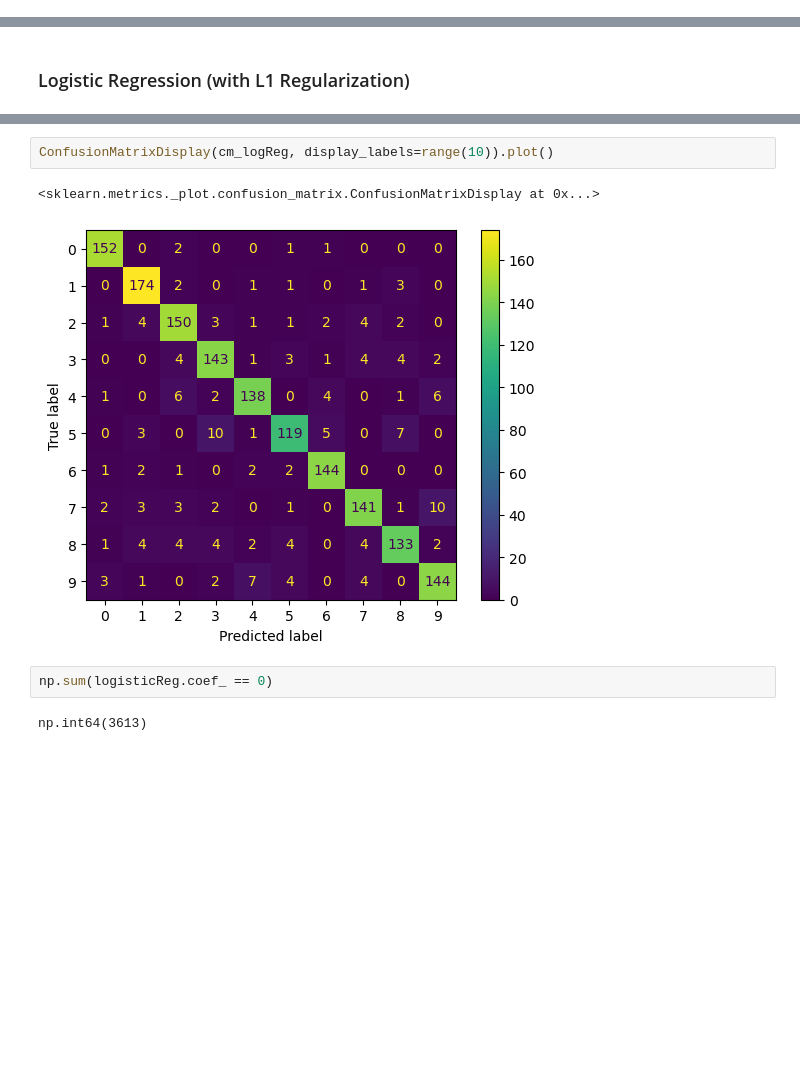
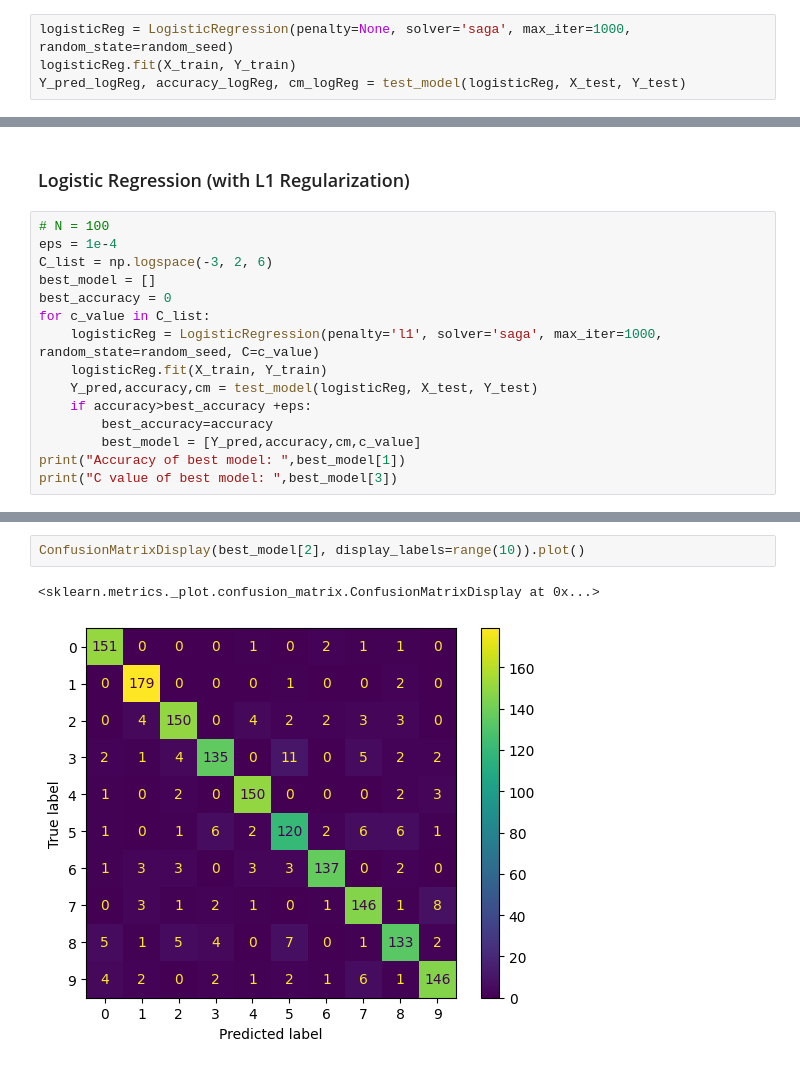
Before and after one commit to ThomasPrins1/MachineLearning_EE, a Jupyter notebook: Project_CE_IMG/project_notebook.ipynb, the cells around one changed output, grey strips where cells are left out. Cells and saved outputs as stored; diff of their text form; blank space fills up the shorter version.

```diff
--- a/Project_CE_IMG/project_notebook.ipynb
+++ b/Project_CE_IMG/project_notebook.ipynb
@@ -137,0 +142,4 @@ def test_model (model,X,Y):
+# %%
+logisticReg = LogisticRegression(penalty=None, solver='saga', max_iter=1000, random_state=random_seed)
+logisticReg.fit(X_train, Y_train)
+Y_pred_logReg, accuracy_logReg, cm_logReg = test_model(logisticReg, X_test, Y_test)
@@ -138,2 +180,17 @@ def test_model (model,X,Y):
 # %% [markdown]
 ### Logistic Regression (with L1 Regularization)
+# %%
+# N = 100
+eps = 1e-4
+C_list = np.logspace(-3, 2, 6)
+best_model = []
+best_accuracy = 0
+for c_value in C_list:
+	logisticReg = LogisticRegression(penalty='l1', solver='saga', max_iter=1000, random_state=random_seed, C=c_value)
+	logisticReg.fit(X_train, Y_train)
+	Y_pred,accuracy,cm = test_model(logisticReg, X_test, Y_test)
+	if accuracy>best_accuracy +eps:
+		best_accuracy=accuracy
+		best_model = [Y_pred,accuracy,cm,c_value]
+print("Accuracy of best model: ",best_model[1])
+print("C value of best model: ",best_model[3])
@@ -165,10 +225,6 @@ weighted avg       0.89      0.89      0.89      1609
 # %%
-ConfusionMatrixDisplay(cm_logReg, display_labels=range(10)).plot()
+ConfusionMatrixDisplay(best_model[2], display_labels=range(10)).plot()
 # %% [output]
 <sklearn.metrics._plot.confusion_matrix.ConfusionMatrixDisplay at 0x...>
-[figure, old version]
+[figure, new version]
-# %%
-np.sum(logisticReg.coef_ == 0)
-# %% [output]
-np.int64(3613)
 # %%
```
Also changed, not shown: parts of 34 cells of this notebook.
